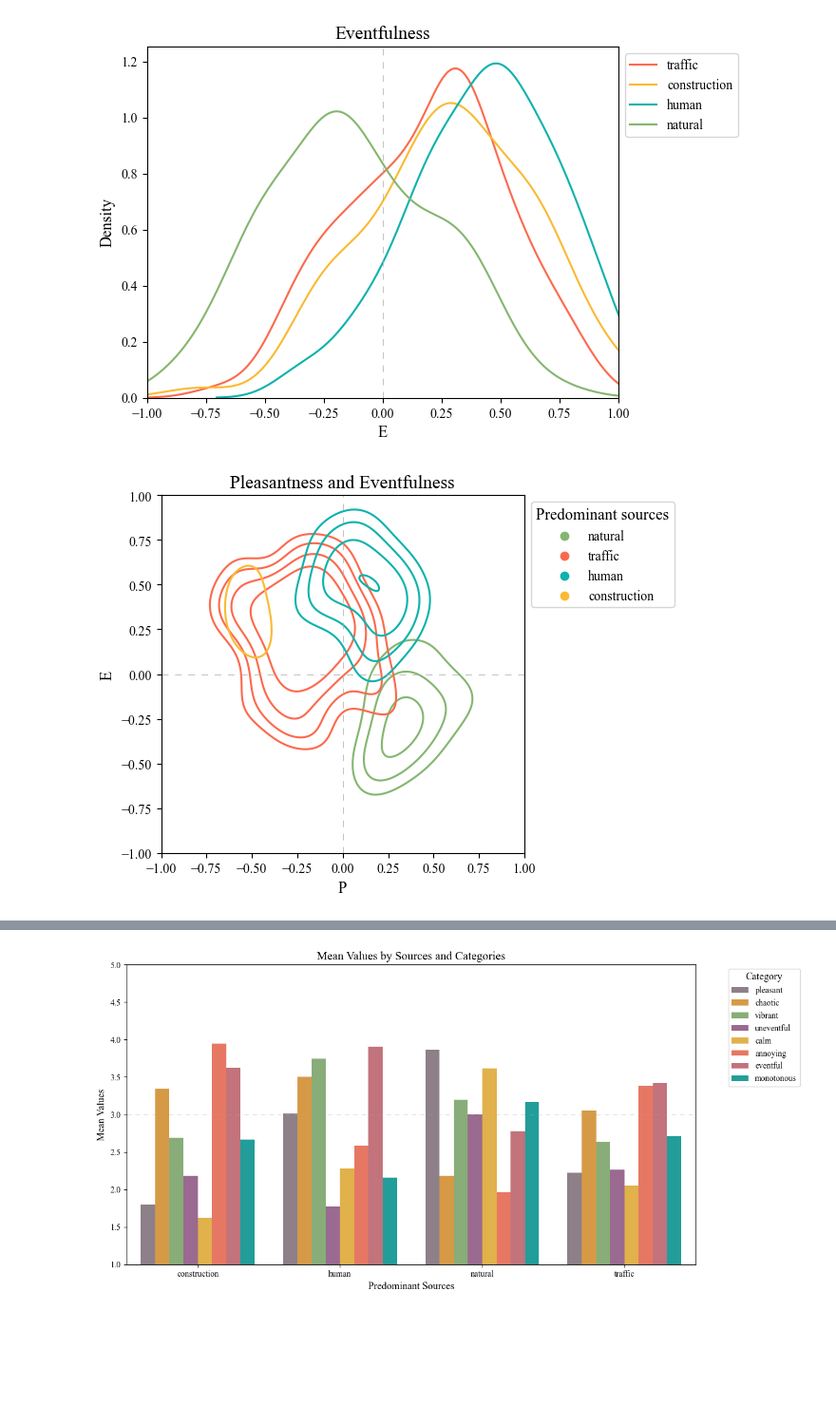
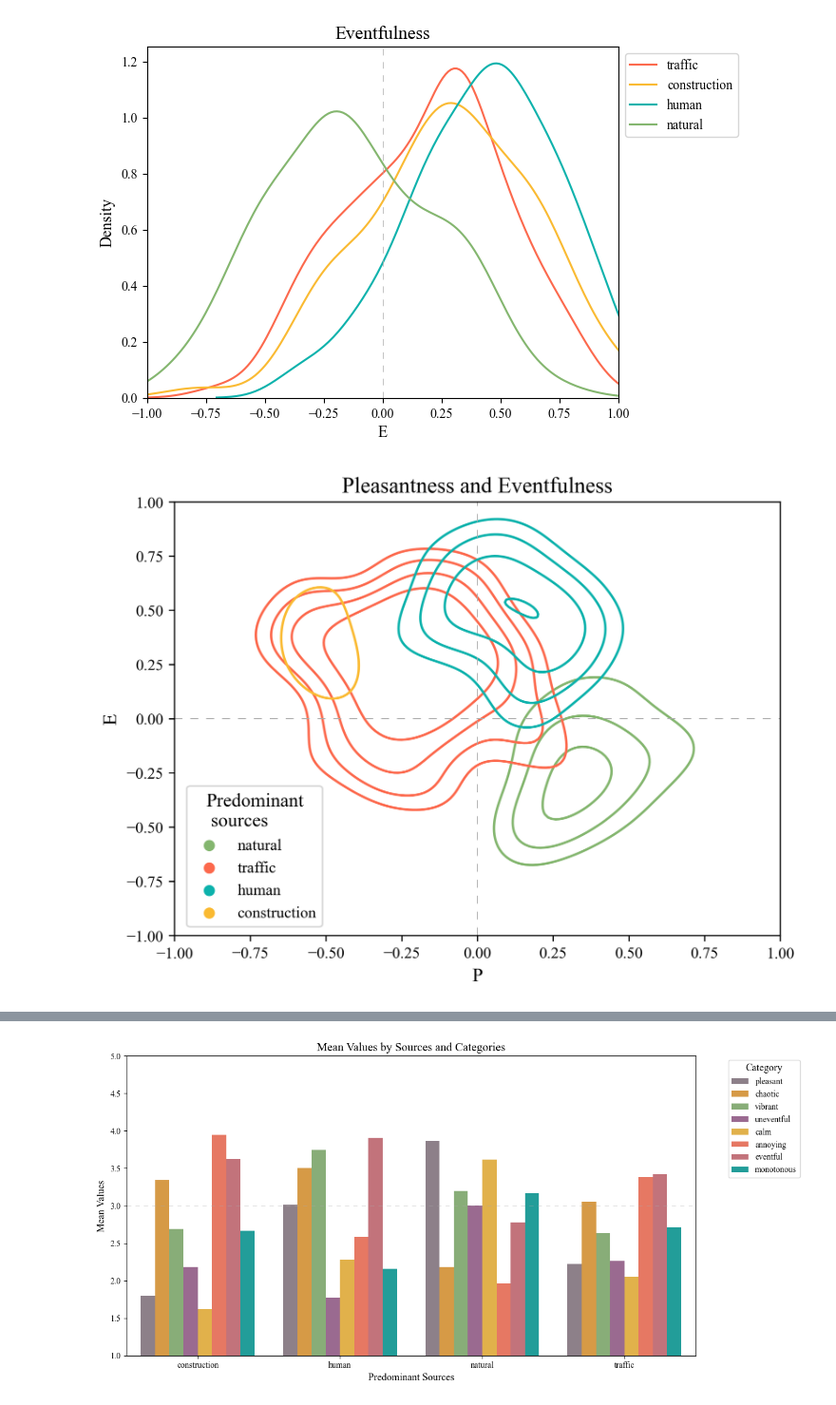
Before and after one commit to amaiasagasti/UrbanPleasantnessEventfulness, a Jupyter notebook: src/Analyse_results_listening_tests.ipynb, the cells around one changed output, grey strips where cells are left out. Shown at 95% size. Saved outputs shown, nothing was run; the diff lists cells and outputs as text; code cells hidden in the pictures; blank space fills up the shorter version.

```diff
--- a/src/Analyse_results_listening_tests.ipynb
+++ b/src/Analyse_results_listening_tests.ipynb
@@ -285,29 +285,31 @@ plt.show()
 # %%
 import matplotlib.pyplot as plt
 import seaborn as sns
 
-
+plt.figure(dpi=300)
 # Create a scatter plot to generate legend entries
 sns.scatterplot(data=df, x="P", y="E", hue="Predominant sources", palette=palette, alpha=0) # I need this otherwise legend does not appear, if alpha > 0 then points are shown
 
 sns.kdeplot(data=df, x="P", y="E", hue="Predominant sources", palette=palette, levels=5, thresh=0.5) # Plot i want to see
 
 # Center the axis lines at zero
 plt.xlim(-1, 1)
 plt.ylim(-1, 1)
 
 # Draw axis lines like a cross in the middle
 plt.axhline(0, color='#AAAAAA', linewidth=0.5,linestyle=(0, (10, 10)))
 plt.axvline(0, color='#AAAAAA', linewidth=0.5,linestyle=(0, (10, 10)))
 
 plt.title("Pleasantness and Eventfulness")
 
 # Show legend
-plt.legend(title='Predominant sources', loc='upper left', bbox_to_anchor=(1, 1))
+#plt.legend(title='Predominant sources', loc='upper left', bbox_to_anchor=(1, 1))
+plt.legend(title='Predominant\n sources', loc='lower left', bbox_to_anchor=(0.02, 0.02), borderaxespad=0)
+
 plt.tight_layout()
 plt.show()
 # %% [output]
-[figure, old version]
+[figure, new version]
 # %%
 values={"calm", "vibrant", "pleasant", "eventful", "chaotic", "monotonous", "annoying", "uneventful"}
 
```
Also changed, not shown: parts of 2 cells of this notebook, 2 other files.
